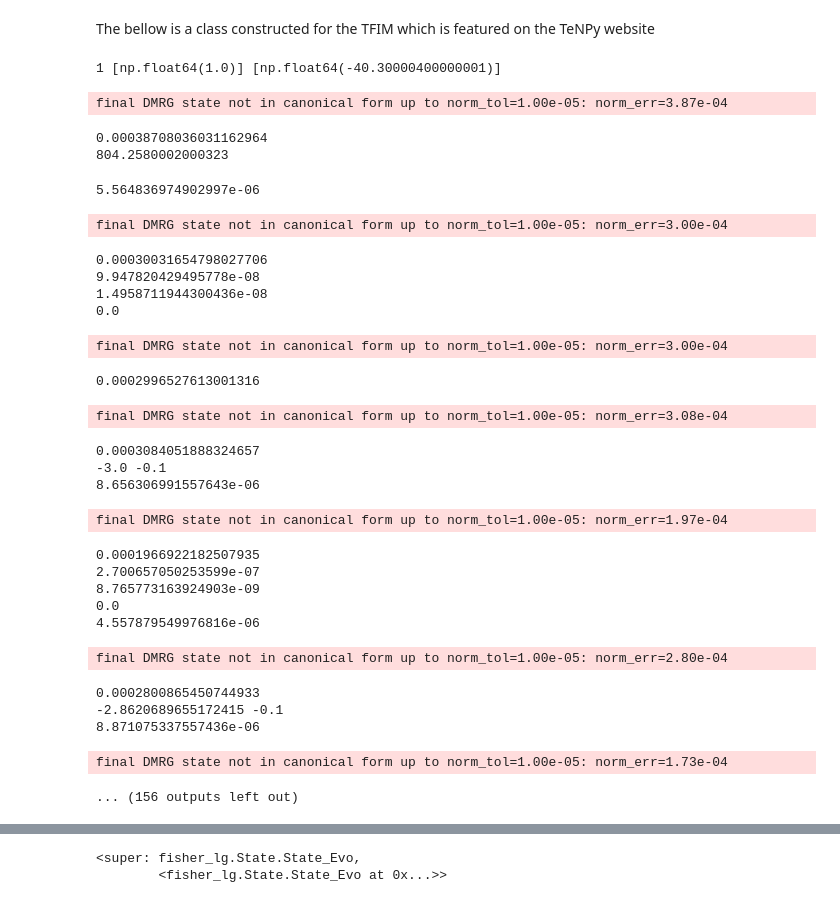
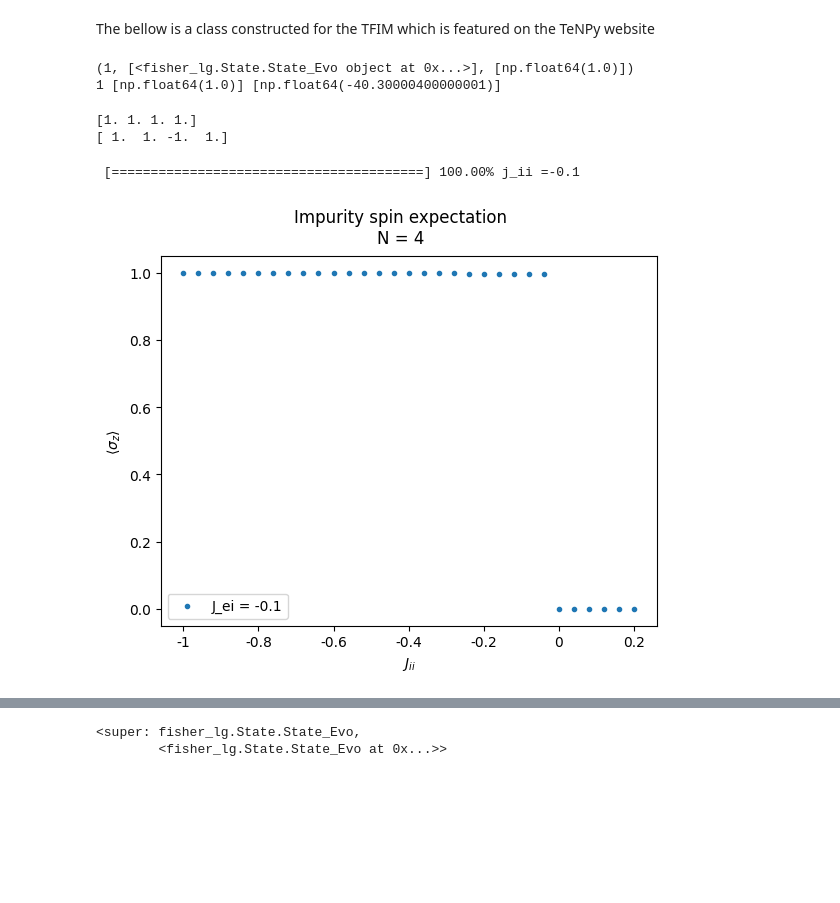
Before and after one commit to IanROsborne/Quantum_Metrology_Fisher_LG, a Jupyter notebook: TFIM/TFI_DMRG_TeNPy.ipynb, the cells around one changed output, grey strips where cells are left out. Cells and saved outputs as stored; diff of their text form; code cells hidden in the pictures; blank space fills up the shorter version.

```diff
--- a/TFIM/TFI_DMRG_TeNPy.ipynb
+++ b/TFIM/TFI_DMRG_TeNPy.ipynb
@@ -57,6 +50,8 @@ deg_list = []
 engy_list = []
 sz_list = []
 
+print(psi_first.find_degeneracy(op = 'Sigmazi'))
+
 while np.abs(energy - energy1) < 5.e-3:
 
     deg_list += [psi1]
@@ -69,6 +64,7 @@ while np.abs(energy - energy1) < 5.e-3:
 
 print( len(deg_list), sz_list , engy_list)
 # %% [output]
+(1, [<fisher_lg.State.State_Evo object at 0x...>], [np.float64(1.0)])
 1 [np.float64(1.0)] [np.float64(-40.30000400000001)]
 # %%
 L = 4
@@ -98,31 +94,33 @@ extra_params = {
     't_max' : t_end,  #only an option for calculating the maximum of the LG correlator
 }
 model_params = {
-    'J_ei': -3. , 'J_ii': -0.1,
+    'J_ei': -5. , 'J_ii': -0.5,
     't' : 1.0,
     'L': L,
     'model_type' : "Kondo",
-    'conserve' : None,
+    'conserve' : 'Sz',
     'symmetry_breaking_field' : 1.e-5}
 start2 = time.perf_counter()
-psi_b = State_Evo.from_dmrg(model_params, extra_params)
-psi_b.apply_Q_MPO('Smi', op_sum = False)
-psi_b.canonical_form()
+psi_b = State_Evo.from_dmrg_search_Sz1(model_params, extra_params)
+print(psi_b.expectation_value('Sigmazi'))
+psi_c = psi_b.apply_Q_MPO('Smi', op_sum = False)
+print(psi_c.expectation_value('Sigmazi'))
 end2 = time.perf_counter()
 
-print( end2 -start2 )
+print()
 # %% [output]
-final DMRG state not in canonical form up to norm_tol=1.00e-05: norm_err=3.87e-04
+[1. 1. 1. 1.]
+[ 1.  1. -1.  1.]
-0.00038708036031162964
-804.2580002000323
 # %%
-L = 8
+L = 4
 chi_max = int( min(8 ** (L/2), 400))
 op = 'Sigmazi'
-num_points = 30
+num_points = 31
 t_end = 10
 dt = 0.02
 
+jii_range = np.linspace(-1, .2, num_points)
+jei_range = [-.1]
 fig, ax = plt.subplots(1)
 
 extra_params = {
@@ -141,66 +139,42 @@ extra_params = {
     'dt': dt,'N_steps': 2,
     'order': 2,
     'start_time' : 0  ,
     't_max' : t_end,  #only an option for calculating the maximum of the LG correlator
 }
 
-jei_range = np.linspace(-3, 1, num_points)
-jii_range = [-0.1, -0.5] #[-.1, -.5, -1, -2]
 
-psi_init = None
-
-for j_ii in jii_range:
+for j_ei in jei_range:
     expe = []
     expe1 = []
-    for j_ei in jei_range:
+    bar = tls.ProgressBar(min_value= jii_range[0], max_value= jii_range[-1], suffix = 'j_ii =' + str( j_ei))
+
+    for j_ii in jii_range:
         model_params = {
             'J_ei': j_ei , 'J_ii': j_ii,
             't' : 1.0,
             'L': L,
             'model_type' : "Kondo",
             'conserve' : 'Sz',
             'symmetry_breaking_field' : 1.e-5}
 
-        psi_b = State_Evo.from_dmrg_search_Sz(model_params, extra_params)
-        print(j_ei, j_ii)
+        psi_b = State_Evo.from_dmrg_search_Sz(model_params, extra_params, scan_Sz_with_Spi= False)
         expe1 += [np.mean(psi_b.expectation_value(op))]
+        bar.update(j_ii)
 
 
-    ax.scatter(jei_range, expe1, marker = '.', label = "J_ii = " + str(j_ii), zorder = 3)
+    ax.scatter(jii_range, expe1, marker = '.', label = "J_ei = " + str(j_ei), zorder = 3)
 
 
 fig.suptitle("Impurity spin expectation\nN = " + str(L))
 ax.xaxis.set_major_formatter(tck.FormatStrFormatter("%g"))
-plt.xlabel("$J_{ei}$")
+plt.xlabel("$J_{ii}$")
 ax.set(ylabel = "$\\langle \\sigma_z \\rangle$")
 #plt.ylim((0.9,1.6))
 plt.legend()
 
 plt.show()
 # %% [output]
-5.564836974902997e-06
+ [========================================] 100.00% j_ii =-0.1
-final DMRG state not in canonical form up to norm_tol=1.00e-05: norm_err=3.00e-04
-0.00030031654798027706
-9.947820429495778e-08
-1.4958711944300436e-08
-0.0
-final DMRG state not in canonical form up to norm_tol=1.00e-05: norm_err=3.00e-04
-0.0002996527613001316
-final DMRG state not in canonical form up to norm_tol=1.00e-05: norm_err=3.08e-04
-0.0003084051888324657
--3.0 -0.1
-8.656306991557643e-06
-final DMRG state not in canonical form up to norm_tol=1.00e-05: norm_err=1.97e-04
-0.0001966922182507935
-2.700657050253599e-07
-8.765773163924903e-09
-0.0
-4.557879549976816e-06
-final DMRG state not in canonical form up to norm_tol=1.00e-05: norm_err=2.80e-04
-0.0002800865450744933
--2.8620689655172415 -0.1
-8.871075337557436e-06
-final DMRG state not in canonical form up to norm_tol=1.00e-05: norm_err=1.73e-04
-... (156 outputs left out)
+[figure, added]
 # %%
 fig.savefig("C:\\Users\\ianro\\Documents\\Research\\Quantum_Metrology_AKLT\\Plots\\Kondo\\Kondo_L8_Zi_expectation_Jei_zoom.png")
```
Also changed, not shown: parts of 4 cells of this notebook, 2 other files.
